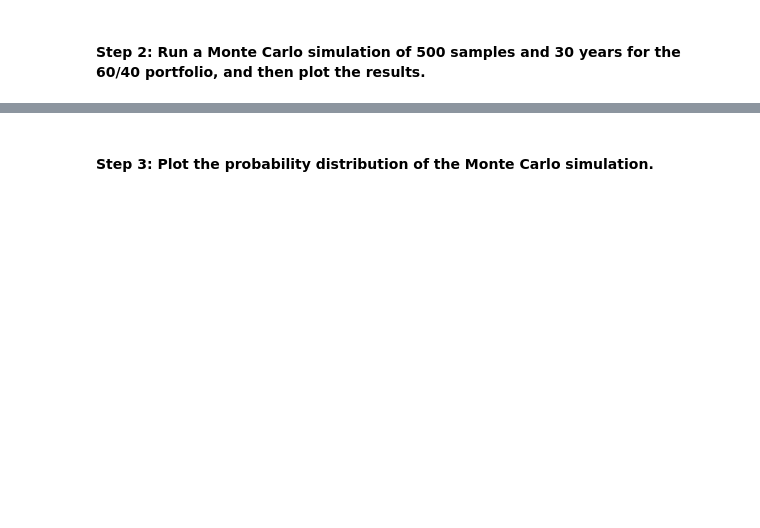
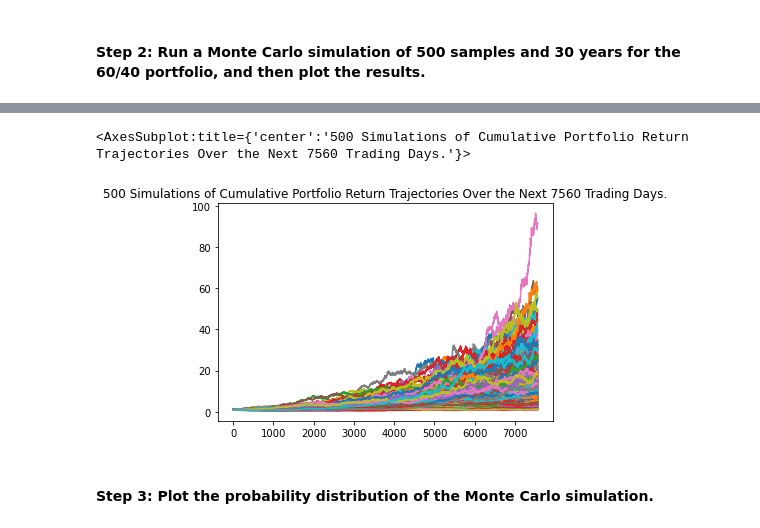
Before and after one commit to gitgenesis/Mod5_Challenge, a Jupyter notebook: financial_planning_tools.ipynb, the cells around one changed output, grey strips where cells are left out. Cells and saved outputs as stored; diff of their text form; code cells hidden in the pictures; blank space fills up the shorter version.

```diff
--- a/financial_planning_tools.ipynb
+++ b/financial_planning_tools.ipynb
@@ -450,15 +450,10 @@ In this section, you’ll use the MCForecastTools library to create a Monte Carl
 # The tickers and timeframe parameters should have been set in Part 1 of this activity
 # The start and end dates should be updated with the information set above
 # Remember to add the df property to the end of the call so the response is returned as a DataFrame
-# YOUR CODE HERE
-
-# Reorganize the DataFrame
-# Separate ticker data
-# YOUR CODE HERE
-
-# Concatenate the ticker DataFrames
-# YOUR CODE HERE
-
-# Display both the first and last five rows of the DataFrame
-# YOUR CODE HERE
-# YOUR CODE HERE
+prices_df = alpaca.get_bars(tickers,
+                            timeframe,
+                            start=start_date,
+                            end=end_date,
+                            limit=limit_rows
+                           ).df
+prices_df
@@ -464,0 +475,12 @@ In this section, you’ll use the MCForecastTools library to create a Monte Carl
+# %%
+# Reorganize the DataFrame
+# Separate ticker data
+SPY = prices_df[prices_df['symbol']=='SPY'].drop('symbol', axis=1)
+AGG = prices_df[prices_df['symbol']=='AGG'].drop('symbol', axis=1)
+
+# Concatenate the ticker DataFrames
+prices_df = pd.concat([SPY, AGG], axis=1, keys=["SPY", "AGG"])
+
+# Display both the first and last five rows of the DataFrame
+display(prices_df.head())
+display(prices_df.tail())
@@ -468,7 +507,11 @@ In this section, you’ll use the MCForecastTools library to create a Monte Carl
 # Configure the Monte Carlo simulation to forecast 30 years cumulative returns
 # The weights should be split 40% to AGG and 60% to SPY.
 # Run 500 samples.
-# YOUR CODE HERE
+thirty_years_simulation = MCSimulation(portfolio_data=prices_df,
+                                               weights=[0.60, 0.40],
+                                               num_simulation=500,
+                                               num_trading_days=252*30,
+                                              )
 
 # Review the simulation input data
-# YOUR CODE HERE
+thirty_years_simulation.portfolio_data.head()
@@ -478,7 +572,10 @@ In this section, you’ll use the MCForecastTools library to create a Monte Carl
 # %%
 # Visualize the 30-year Monte Carlo simulation by creating an
 # overlay line plot
-# YOUR CODE HERE
+thirty_years_simulation.plot_simulation()
+# %% [output]
+<AxesSubplot:title={'center':'500 Simulations of Cumulative Portfolio Return Trajectories Over the Next 7560 Trading Days.'}>
+[figure, added]
 # %% [markdown]
 #### Step 3: Plot the probability distribution of the Monte Carlo simulation.
 # %%
```
Also changed, not shown: parts of 29 cells of this notebook.
